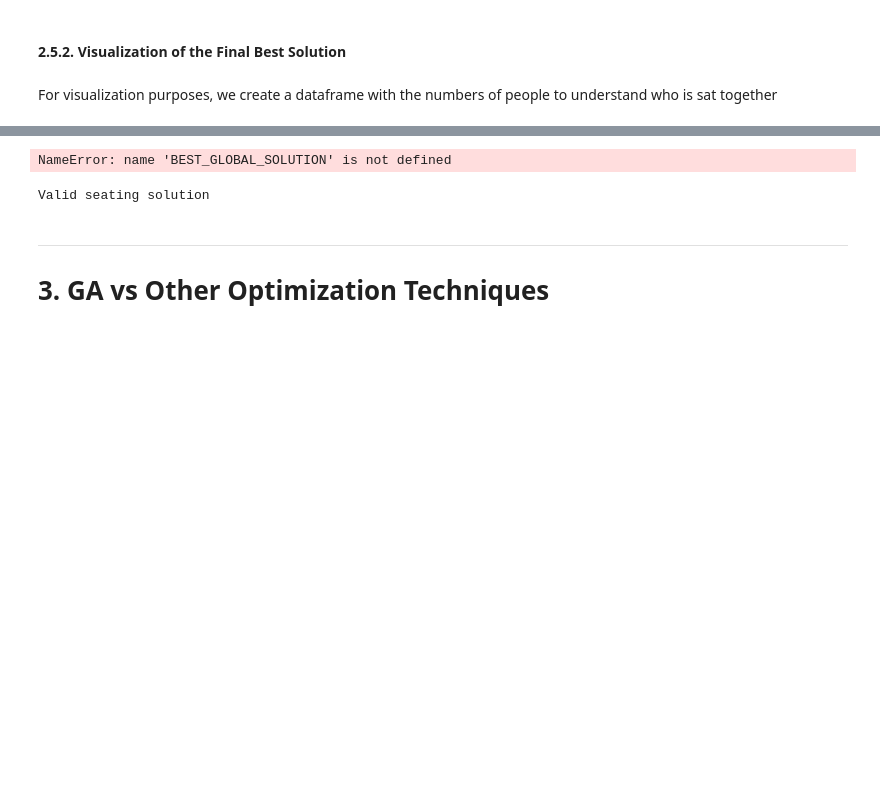
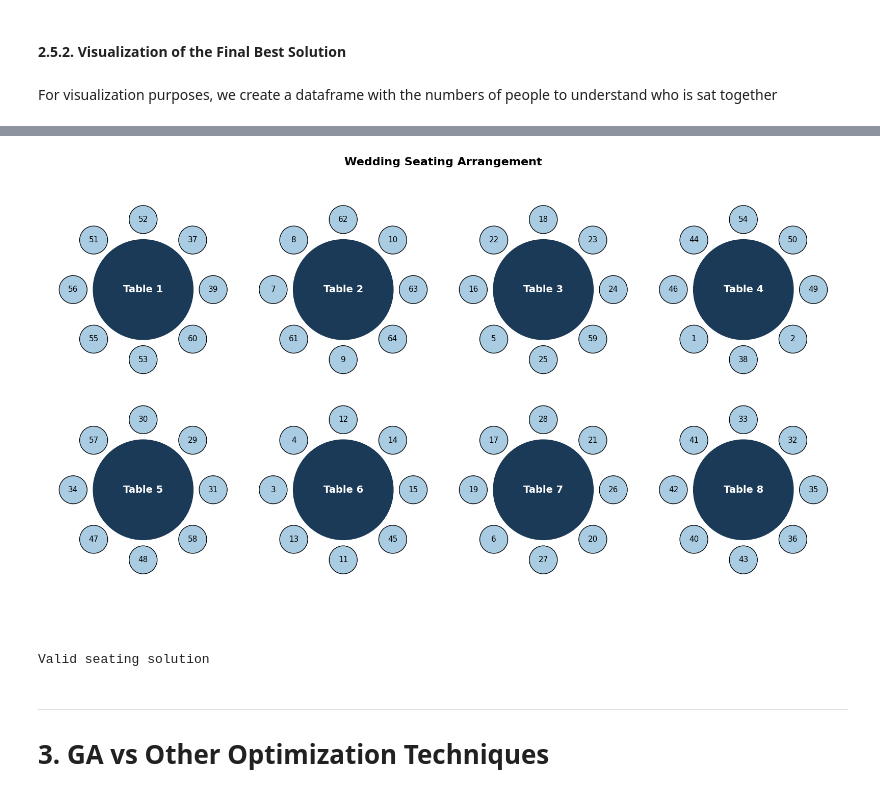
Before and after one commit to joanaramosrodrigues/CIFO_Project, a Jupyter notebook: group_AU_CIFO_project.ipynb, the cells around one changed output, grey strips where cells are left out. Drawn from its saved outputs; the diff is of its cells as text; code cells hidden in the pictures; blank space fills up the shorter version.

```diff
--- a/group_AU_CIFO_project_v7.ipynb
+++ b/group_AU_CIFO_project.ipynb
@@ -1303,0 +1299,3 @@ pickle.dump(BEST_GLOBAL_SOLUTION, open("BEST_GLOBAL_SOLUTION.pkl", 'wb'))
+# %%
+BEST_GLOBAL_SOLUTION = pickle.load(open("BEST_GLOBAL_SOLUTION.pkl", 'rb'))
+print('The best fitness obtained is ', BEST_GLOBAL_SOLUTION.fitness(), 'this solution is saved in a pickle that is loaded as \'BEST_GLOBAL_SOLUTION\' ')
@@ -1397,53 +1413,46 @@ NameError: name 'BEST_GLOBAL_SOLUTION' is not defined
 # %%
-
 def plot_seating_arrangement(solution, df_people):
     fig, ax = plt.subplots(figsize=(16, 10))
     ax.set_xlim(-20, 20)
-    ax.set_ylim(-10, 25)
+    ax.set_ylim(-5, 18)
     ax.set_aspect('equal')
     ax.axis('off')
 
     num_tables = len(solution.representation)
     guests_per_table = len(solution.representation[0])
 
-    # Posições das mesas (2 linhas de 4 mesas)
-    table_positions = [(x, y) for y in [15, 0] for x in [-15, -5, 5, 15]]
+    table_positions = [(x, y) for y in [12, 2] for x in [-15, -5, 5, 15]]
 
     for i, (table, pos) in enumerate(zip(solution.representation, table_positions), 1):
         x_center, y_center = pos
         radius = 2.5  # raio da mesa
-        chair_radius = 4.2  # raio do círculo onde as cadeiras ficam
+        chair_radius = 3.5  # raio do círculo onde as cadeiras ficam
 
-        # Desenhar mesa (círculo)
-        table_circle = plt.Circle((x_center, y_center), radius, color='saddlebrown', zorder=1)
+        table_circle = plt.Circle((x_center, y_center), radius, color='#1B3A57', zorder=1)
         ax.add_patch(table_circle)
 
-        # Adicionar texto da mesa no centro
-        ax.text(x_center, y_center, f"Table {i}", ha='center', va='center', color='white', fontsize=10, weight='bold', zorder=2)
+        ax.text(x_center, y_center, f"Table {i}", ha='center', va='center', color='white', fontsize=14, weight='bold', zorder=2)
 
         # Cadeiras ao redor da mesa
         angle_step = 2 * np.pi / guests_per_table
         for j, guest in enumerate(table):
             angle = j * angle_step
             chair_x = x_center + chair_radius * np.cos(angle)
             chair_y = y_center + chair_radius * np.sin(angle)
 
             guest_id = guest.guest_id
 
-            # Círculo da cadeira
-            chair = plt.Circle((chair_x, chair_y), 0.7, color='lightgrey', ec='black', zorder=3)
+            chair = plt.Circle((chair_x, chair_y), 0.7, color='#A9CCE3', ec='black', zorder=3)
             ax.add_patch(chair)
 
-            # Nome do guest_id na cadeira
-            ax.text(chair_x, chair_y, str(guest_id), ha='center', va='center', fontsize=8, zorder=4)
+            ax.text(chair_x, chair_y, str(guest_id), ha='center', va='center', fontsize=11, zorder=4)
 
-    plt.title("Best Seating Arrangement", fontsize=16, weight='bold')
+    plt.title("Wedding Seating Arrangement", fontsize=16, weight='bold')
     plt.tight_layout()
     plt.show()
 
-# Chamada da função:
 plot_seating_arrangement(BEST_GLOBAL_SOLUTION, df_people)
 # %% [output]
-NameError: name 'BEST_GLOBAL_SOLUTION' is not defined
+[figure, added]
 # %%
 # Check if the solution is valid
```
Also changed, not shown: parts of 12 cells of this notebook, 3 other files.
